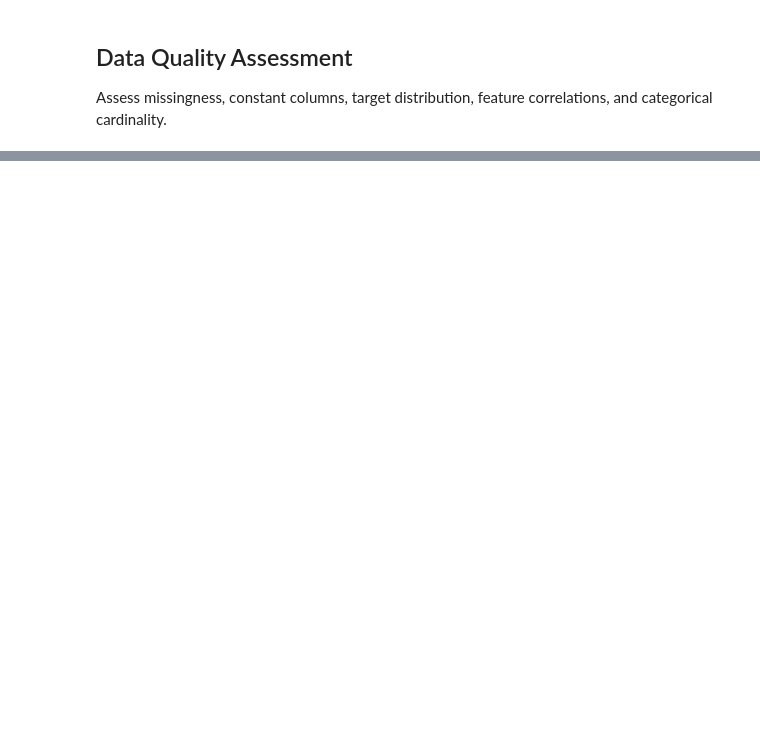
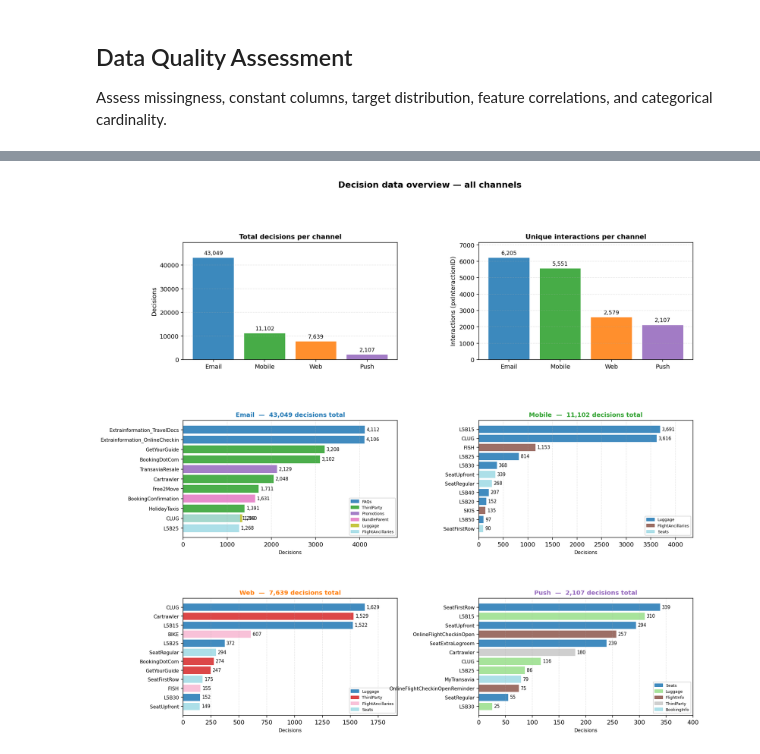
Before and after one commit to bosnbos/xai-fidelity-benchmark, a Jupyter notebook: notebooks/03_eda.ipynb, the cells around one changed output, grey strips where cells are left out. Cells and saved outputs as stored; diff of their text form; code cells hidden in the pictures; blank space fills up the shorter version.

```diff
--- a/notebooks/03_eda.ipynb
+++ b/notebooks/03_eda.ipynb
@@ -84,0 +171,87 @@ cat_summary.head(30)
+# %%
+import matplotlib.gridspec as gridspec
+
+CH_COLORS = {'Email': '#1f77b4', 'Mobile': '#2ca02c', 'Web': '#ff7f0e', 'Push': '#9467bd'}
+GROUP_CMAP = plt.cm.tab20
+
+rows_ch = []
+for filepath in sorted(DECISIONS_DIR.glob("*.json")):
+    with open(filepath, encoding="utf-8") as _f:
+        for line in _f:
+            line = line.strip()
+            if not line: continue
+            rec = _json.loads(line)
+            for dr in rec.get("pxDecisionResults", []):
+                rows_ch.append({
+                    "pxInteractionID": rec.get("pxInteractionID"),
+                    "pyChannel":   dr.get("pyChannel"),
+                    "pyDirection": dr.get("pyDirection"),
+                    "pyGroup":     dr.get("pyGroup"),
+                    "pyIssue":     dr.get("pyIssue"),
+                    "pyName":      dr.get("pyName"),
+                })
+
+df_ch = pd.DataFrame(rows_ch)
+
+print(f"Total unique interactions: {df_ch['pxInteractionID'].nunique():,}")
+print()
+print("Decisions per channel / direction:")
+print(df_ch.groupby(["pyChannel","pyDirection"]).size()
+           .reset_index(name="decisions")
+           .sort_values("decisions", ascending=False)
+           .to_string(index=False))
+
+fig = plt.figure(figsize=(15, 14))
+fig.suptitle("Decision data overview — all channels", fontsize=14, fontweight="bold", y=0.98)
+gs = gridspec.GridSpec(3, 2, figure=fig, hspace=0.52, wspace=0.38)
+
+# Total decisions per channel
+ax1 = fig.add_subplot(gs[0, 0])
+ch_tot = df_ch.groupby("pyChannel").size().sort_values(ascending=False)
+bars = ax1.bar(ch_tot.index, ch_tot.values,
+               color=[CH_COLORS.get(c,"#aaa") for c in ch_tot.index], alpha=0.87)
+ax1.bar_label(bars, labels=[f"{v:,}" for v in ch_tot.values], padding=3, fontsize=9)
+ax1.set_title("Total decisions per channel", fontsize=11, fontweight="bold")
+ax1.set_ylabel("Decisions")
+ax1.grid(axis="y", alpha=0.3, linestyle="--")
+ax1.set_ylim(0, ch_tot.max() * 1.15)
+
+# Unique interactions per channel
+ax2 = fig.add_subplot(gs[0, 1])
+int_per_ch = df_ch.groupby("pyChannel")["pxInteractionID"].nunique().sort_values(ascending=False)
+bars2 = ax2.bar(int_per_ch.index, int_per_ch.values,
+                color=[CH_COLORS.get(c,"#aaa") for c in int_per_ch.index], alpha=0.87)
+ax2.bar_label(bars2, labels=[f"{v:,}" for v in int_per_ch.values], padding=3, fontsize=9)
+ax2.set_title("Unique interactions per channel", fontsize=11, fontweight="bold")
+ax2.set_ylabel("Interactions (pxInteractionID)")
+ax2.grid(axis="y", alpha=0.3, linestyle="--")
+ax2.set_ylim(0, int_per_ch.max() * 1.15)
+
+# Top offerings per channel
+for ch, pos in zip(["Email","Mobile","Web","Push"], [gs[1,0],gs[1,1],gs[2,0],gs[2,1]]):
+    ax = fig.add_subplot(pos)
+    sub = (df_ch[df_ch["pyChannel"] == ch]
+           .groupby(["pyName","pyGroup"]).size()
+           .reset_index(name="n")
+           .sort_values("n", ascending=False)
+           .head(12))
+    groups = sub["pyGroup"].unique()
+    grp_color = {g: GROUP_CMAP(i / max(len(groups)-1, 1)) for i, g in enumerate(groups)}
+    bars = ax.barh(sub["pyName"], sub["n"],
+                   color=[grp_color[g] for g in sub["pyGroup"]], alpha=0.85)
+    ax.bar_label(bars, labels=[f"{v:,}" for v in sub["n"]], padding=3, fontsize=7.5)
+    ax.invert_yaxis()
+    ax.set_title(f"{ch}  —  {df_ch[df_ch['pyChannel']==ch].shape[0]:,} decisions total",
+                 fontsize=10, fontweight="bold", color=CH_COLORS.get(ch,"#333"))
+    ax.set_xlabel("Decisions", fontsize=8)
+    ax.tick_params(axis="y", labelsize=8)
+    ax.grid(axis="x", alpha=0.3, linestyle="--")
+    ax.set_xlim(0, sub["n"].max() * 1.18)
+    handles = [plt.Rectangle((0,0),1,1, color=grp_color[g], alpha=0.85) for g in groups]
+    ax.legend(handles, groups, fontsize=6.5, loc="lower right", framealpha=0.8)
+
+plt.tight_layout()
+plt.savefig("../data/channel_overview.png", dpi=140, bbox_inches="tight")
+plt.show()
+# %% [output]
+[figure, added]
```
Also changed, not shown: parts of 12 cells of this notebook, 5 other files.
